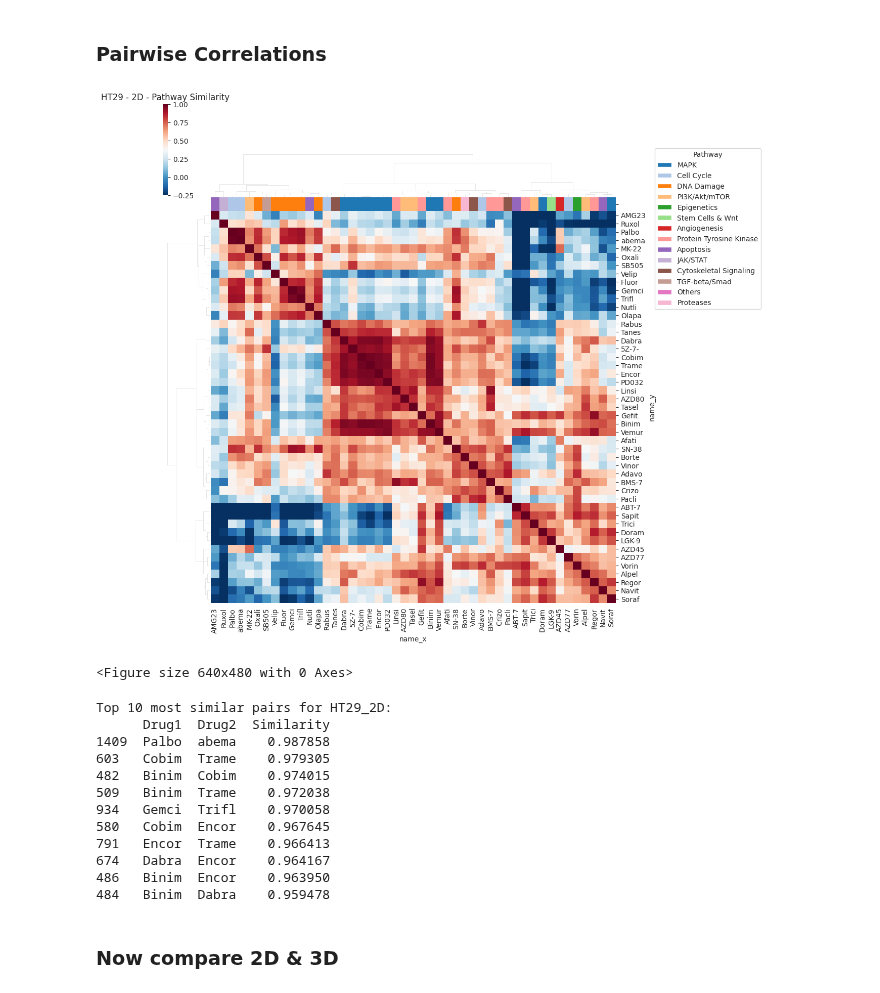
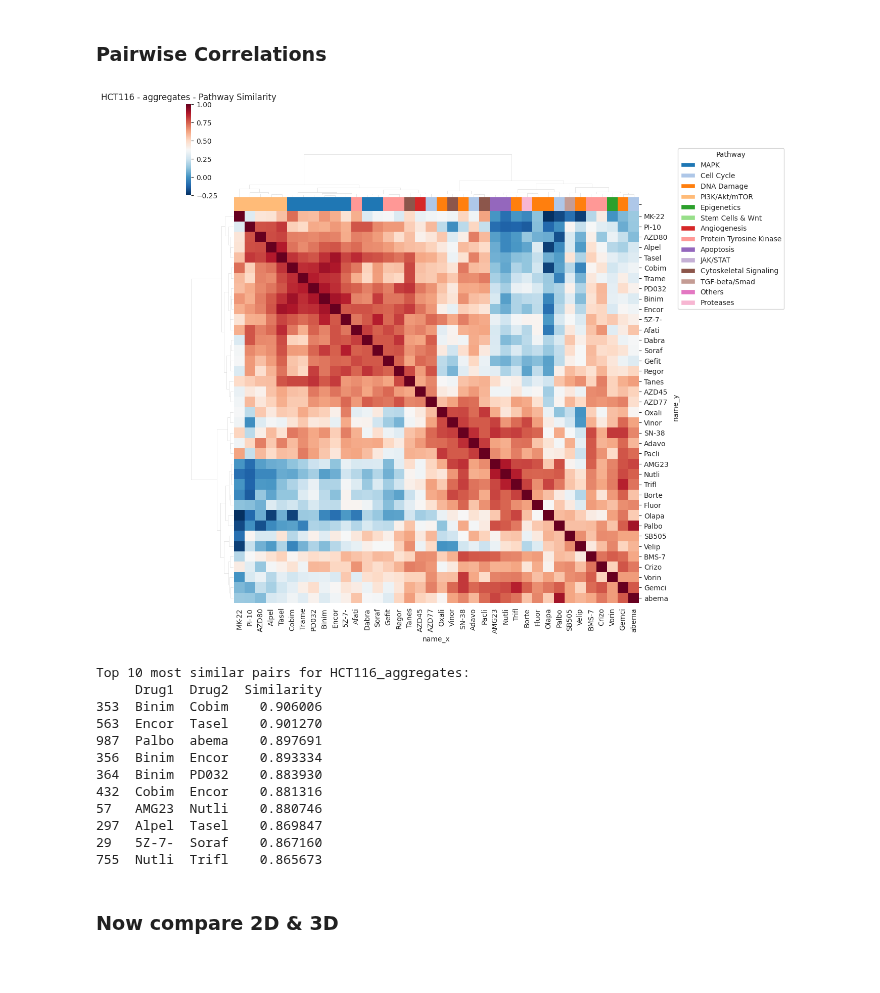
Before and after one commit to pharmbio/colopaint3D, a Jupyter notebook: spher_colo52_v1/3_Figure4/PairwiseCorrelations/3_PairwiseCorrlations.ipynb, the cells around one changed output. Drawn from its saved outputs; the diff is of its cells as text; code cells hidden in the pictures.

```diff
--- a/spher_colo52_v1/3_Figure4/PairwiseCorrelations/3_PairwiseCorrlations.ipynb
+++ b/spher_colo52_v1/3_Figure4/PairwiseCorrelations/3_PairwiseCorrlations.ipynb
@@ -33,8 +33,8 @@ plt.rcParams['ps.fonttype'] = 42
 dpi = 300
 figformat = 'pdf'
 # %%
-cell_line = 'HT29'
-data_type = '2D'
+cell_line = 'HCT116'
+data_type = 'aggregates'
 # %%
 # Load the data
 dir = '1_Data/results/'
@@ -127,37 +127,36 @@ col_colors = col_colors.dropna()
 # %%
 # Calculate the similarity matrix
 similarity_pivot_table = analyze_pathways(dataset_pw, filter_criteria="Metadata_grit > 1.96", correlation_method='cosine')
 
 # Plot the clustermap
-ax1 = sns.clustermap(
+ax = sns.clustermap(
     similarity_pivot_table,
     cmap='RdBu_r',
     xticklabels=1,
     yticklabels=1,
     cbar_pos=(0.01, 0.9, 0.01, 0.18),
     tree_kws=dict(colors='#ddd'),
     cbar_kws=dict(shrink=0.2),
     method='ward',
     dendrogram_ratio=0.1,
     col_colors=col_colors,
     vmin = -0.25,
     vmax = 1
 )
 
 # Add legend
 handles = [Patch(facecolor=lut[name]) for name in lut]
 plt.legend(handles, lut, title='Pathway',
             bbox_to_anchor=(1.2, 1), bbox_transform=plt.gcf().transFigure, loc='upper right')
 
 plt.title(f'{cell_line} - {data_type} - Pathway Similarity')
 
 plt.show()
 
-plt.savefig("{}/PairwiseCorrelations_{}_{}.{}".format(ImagesOut, cell_line, data_type, figformat), dpi=dpi, bbox_inches="tight"
+ax.savefig("{}/PairwiseCorrelations_{}_{}.{}".format(ImagesOut, cell_line, data_type, figformat), dpi=dpi, bbox_inches="tight"
             )
 # %% [output]
-[figure, old version]
+[figure, new version]
-<Figure size 640x480 with 0 Axes>
 # %%
 # List the most similar pairs
 similarities = calculate_similar_pairs(similarity_pivot_table)
@@ -167,18 +166,18 @@ top_10_similar_pairs = similarities.head(10)
 print(("Top 10 most similar pairs for {}_{}:").format(cell_line, data_type))
 print(top_10_similar_pairs[['Drug1', 'Drug2', 'Similarity']])
 # %% [output]
-Top 10 most similar pairs for HT29_2D:
-      Drug1  Drug2  Similarity
-1409  Palbo  abema    0.987858
-603   Cobim  Trame    0.979305
-482   Binim  Cobim    0.974015
-509   Binim  Trame    0.972038
-934   Gemci  Trifl    0.970058
-580   Cobim  Encor    0.967645
-791   Encor  Trame    0.966413
-674   Dabra  Encor    0.964167
-486   Binim  Encor    0.963950
-484   Binim  Dabra    0.959478
+Top 10 most similar pairs for HCT116_aggregates:
+     Drug1  Drug2  Similarity
+353  Binim  Cobim    0.906006
+563  Encor  Tasel    0.901270
+987  Palbo  abema    0.897691
+356  Binim  Encor    0.893334
+364  Binim  PD032    0.883930
+432  Cobim  Encor    0.881316
+57   AMG23  Nutli    0.880746
+297  Alpel  Tasel    0.869847
+29   5Z-7-  Soraf    0.867160
+755  Nutli  Trifl    0.865673
 # %% [markdown]
 ### Now compare 2D & 3D
 # %%
```
Also changed, not shown: parts of 3 cells of this notebook, 5 other files.
